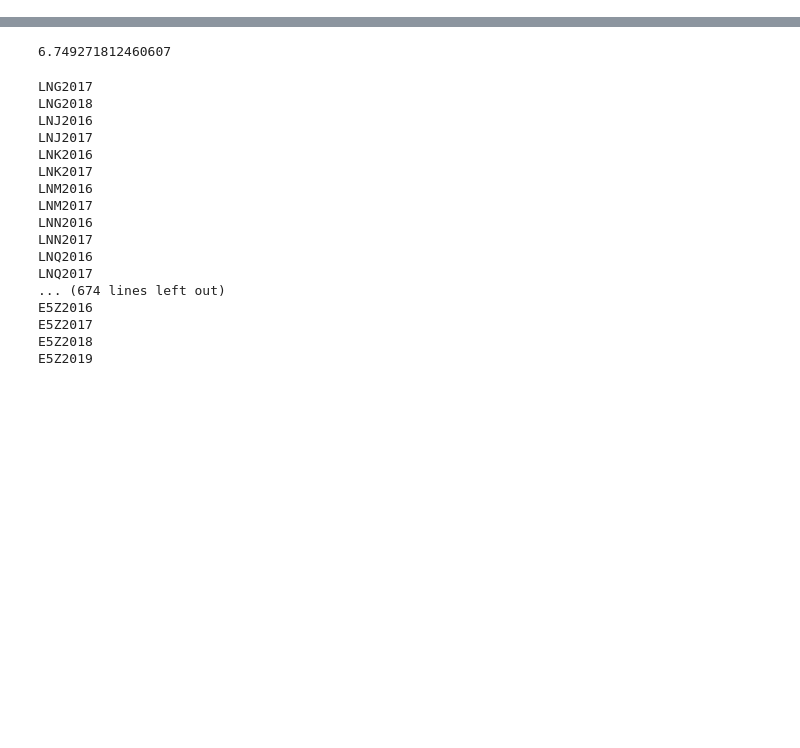
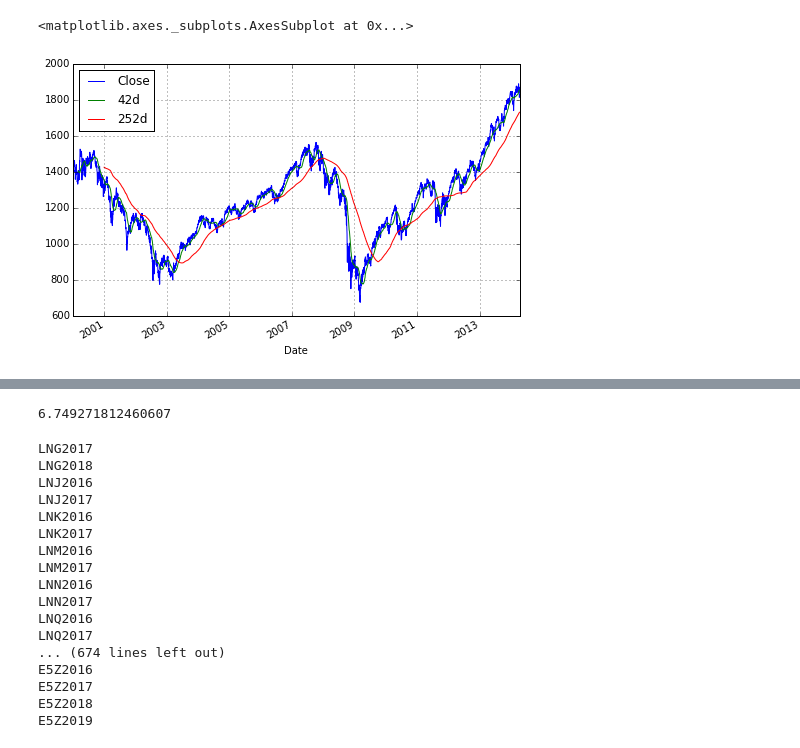
Before and after one commit to d0p34m1n3/repo_barbarossa, a Jupyter notebook: PycharmProjects/quandl/Untitled.ipynb, the cells around one changed output, grey strips where cells are left out. Drawn from its saved outputs; the diff is of its cells as text; code cells hidden in the pictures; blank space fills up the shorter version.

```diff
--- a/PycharmProjects/quandl/Untitled.ipynb
+++ b/PycharmProjects/quandl/Untitled.ipynb
@@ -18,0 +70,8 @@ prep.move_from_dated_folder_2daily_folder(ext='ta', file_name='followup', folder
+# %%
+sp500['42d'] = np.round(pd.rolling_mean(sp500['Close'], window=42),2)
+sp500['252d'] = np.round(pd.rolling_mean(sp500['Close'], window=252),2)
+# %%
+sp500[['Close','42d','252d']].plot(grid=True, figsize=(8,5))
+# %% [output]
+<matplotlib.axes._subplots.AxesSubplot at 0x...>
+[figure, added]
```
Also changed, not shown: parts of 16 cells of this notebook, 1 other file.
